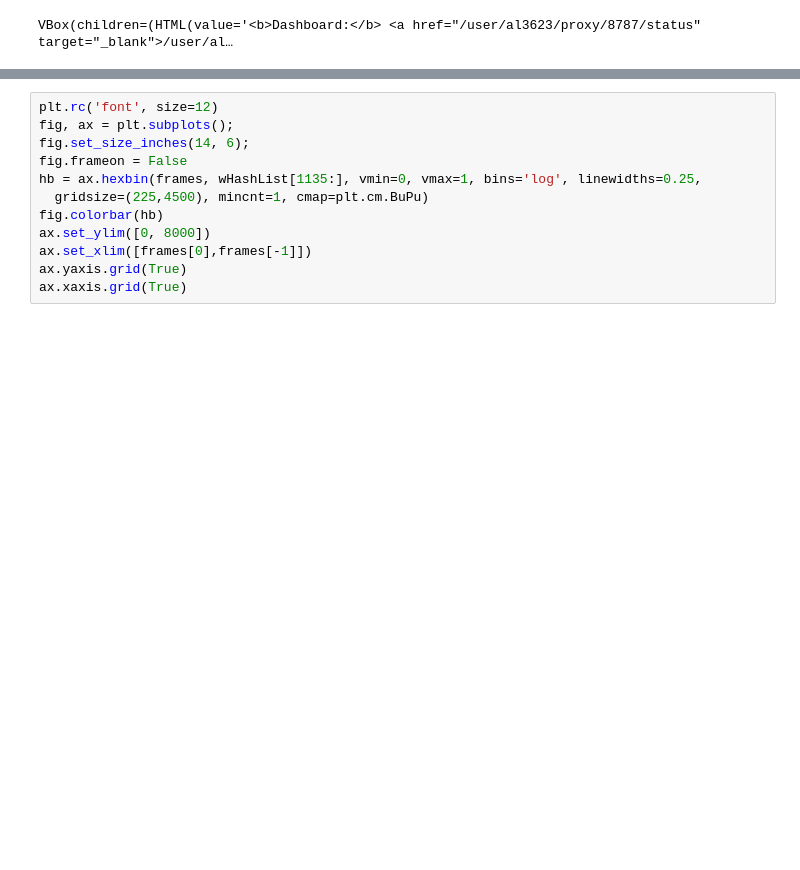
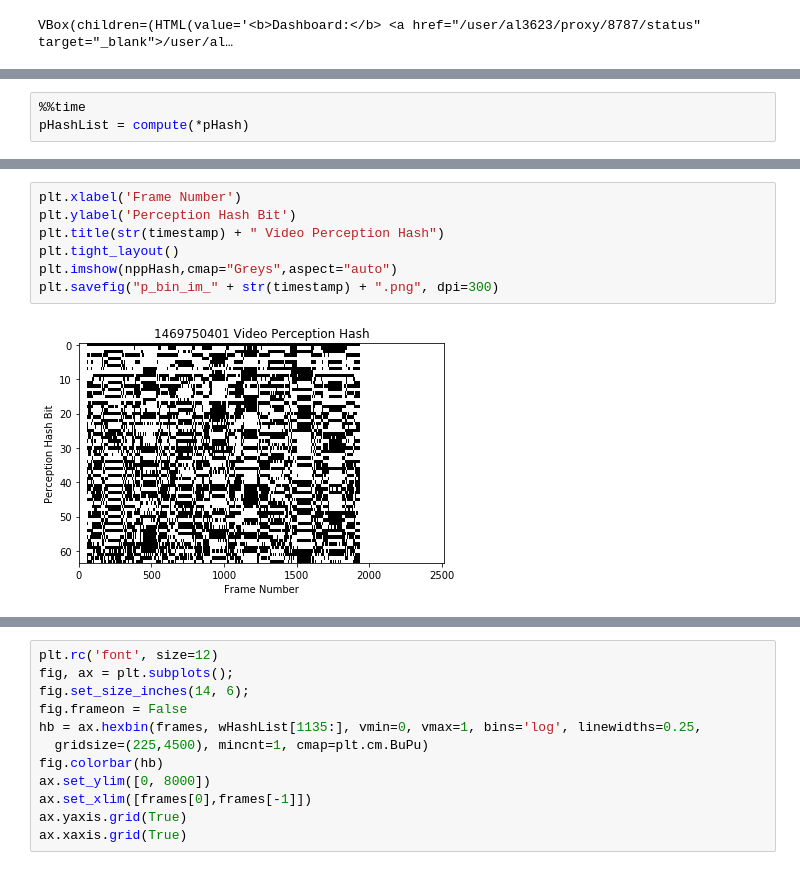
Before and after one commit to tjcrone/rte-camhd, a Jupyter notebook: amanda/imagehash_hexbin.ipynb, the cells around one changed output, grey strips where cells are left out. Cells and saved outputs as stored; diff of their text form; blank space fills up the shorter version.

```diff
--- a/amanda/imagehash_hexbin.ipynb
+++ b/amanda/imagehash_hexbin.ipynb
@@ -95,0 +94,3 @@ Wall time: 1min 42s
+# %%
+%%time
+pHashList = compute(*pHash)
@@ -107,0 +150,9 @@ plt.savefig("bin_im_" + str(timestamp) + ".png")
+# %%
+plt.xlabel('Frame Number')
+plt.ylabel('Perception Hash Bit')
+plt.title(str(timestamp) + " Video Perception Hash")
+plt.tight_layout()
+plt.imshow(nppHash,cmap="Greys",aspect="auto")
+plt.savefig("p_bin_im_" + str(timestamp) + ".png", dpi=300)
+# %% [output]
+[figure, added]
```
Also changed, not shown: parts of 15 cells of this notebook, 5 other files.
